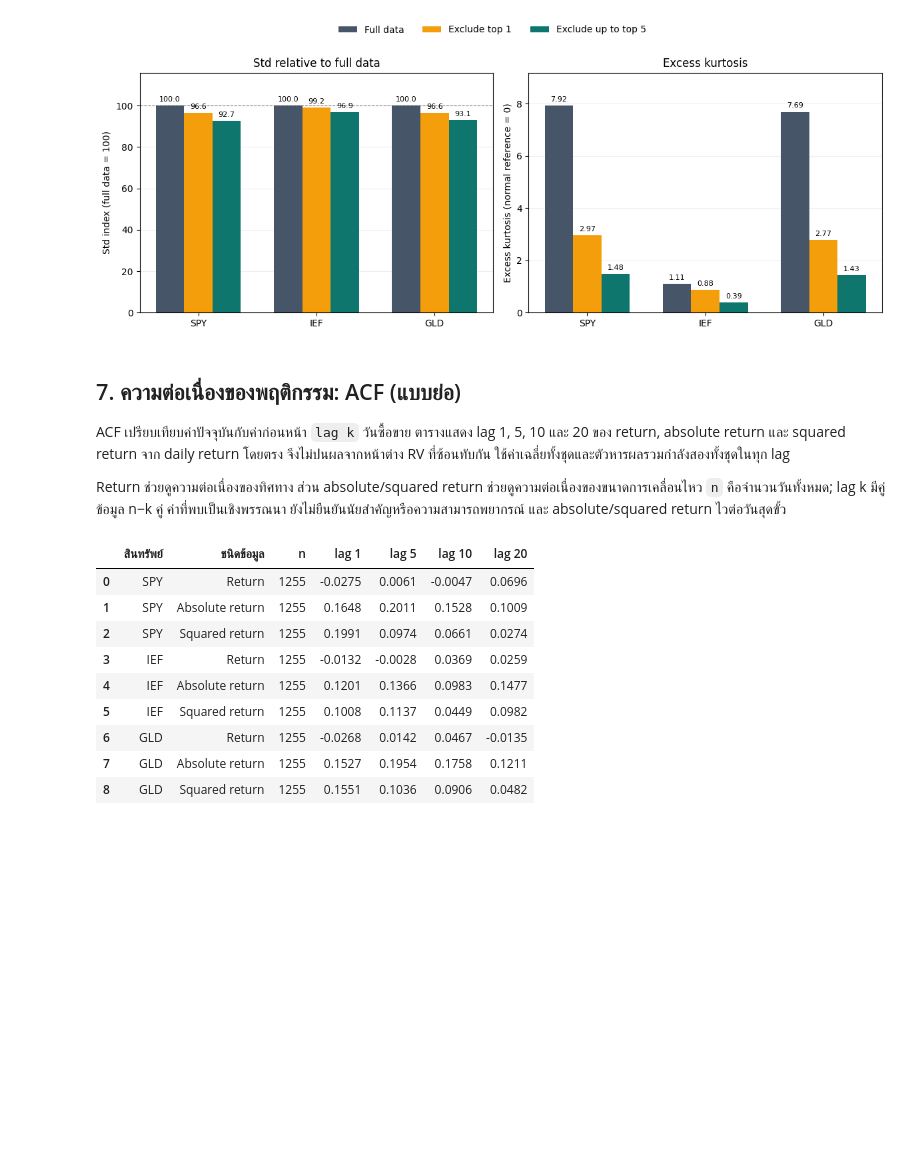
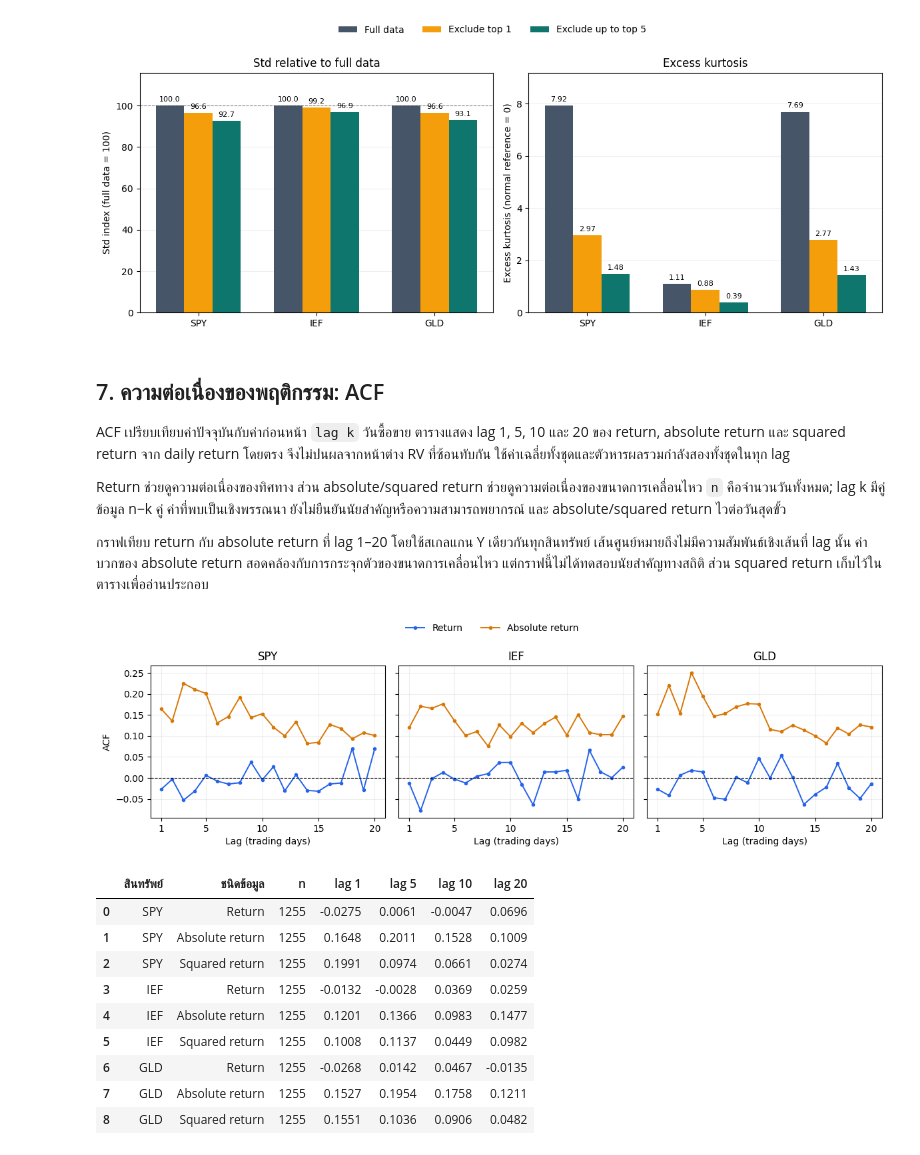
Before and after one commit to 01aptx01/datasci-and-dataen-project, a Jupyter notebook: notebooks/01_eda_market_prices.ipynb, the cells around one changed output. Drawn from its saved outputs; the diff is of its cells as text; code cells hidden in the pictures; blank space fills up the shorter version.

```diff
--- a/notebooks/01_eda_market_prices.ipynb
+++ b/notebooks/01_eda_market_prices.ipynb
@@ -293,11 +293,13 @@ plt.show()
 # %% [output]
 [figure]
 # %% [markdown]
-## 7. ความต่อเนื่องของพฤติกรรม: ACF (แบบย่อ)
+## 7. ความต่อเนื่องของพฤติกรรม: ACF
 
 ACF เปรียบเทียบค่าปัจจุบันกับค่าก่อนหน้า `lag k` วันซื้อขาย ตารางแสดง lag 1, 5, 10 และ 20 ของ return, absolute return และ squared return จาก daily return โดยตรง จึงไม่ปนผลจากหน้าต่าง RV ที่ซ้อนทับกัน ใช้ค่าเฉลี่ยทั้งชุดและตัวหารผลรวมกำลังสองทั้งชุดในทุก lag
 
 Return ช่วยดูความต่อเนื่องของทิศทาง ส่วน absolute/squared return ช่วยดูความต่อเนื่องของขนาดการเคลื่อนไหว `n` คือจำนวนวันทั้งหมด; lag k มีคู่ข้อมูล n−k คู่ ค่าที่พบเป็นเชิงพรรณนา ยังไม่ยืนยันนัยสำคัญหรือความสามารถพยากรณ์ และ absolute/squared return ไวต่อวันสุดขั้ว
+
+กราฟเทียบ return กับ absolute return ที่ lag 1–20 โดยใช้สเกลแกน Y เดียวกันทุกสินทรัพย์ เส้นศูนย์หมายถึงไม่มีความสัมพันธ์เชิงเส้นที่ lag นั้น ค่าบวกของ absolute return สอดคล้องกับการกระจุกตัวของขนาดการเคลื่อนไหว แต่กราฟนี้ไม่ได้ทดสอบนัยสำคัญทางสถิติ ส่วน squared return เก็บไว้ในตารางเพื่ออ่านประกอบ
 # %%
 # เตรียม ACF โดยตรวจวันและ return ก่อนคำนวณ
 from src.eda.quality import sample_acf
@@ -326,6 +328,27 @@ for ticker in config['source']['tickers']:
         acf_rows.append({'สินทรัพย์': ticker, 'ชนิดข้อมูล': kind, 'n': len(values),
                          **{f'lag {k}': result[k] for k in (1, 5, 10, 20)}})
 acf_summary = pd.DataFrame(acf_rows)
+# %%
+# ใช้ ACF ที่คำนวณไว้ แสดงเฉพาะทิศทางและขนาดเพื่อให้กราฟกระชับ
+acf_tickers = config['source']['tickers']
+fig, axes = plt.subplots(1, len(acf_tickers), figsize=(12, 3.6), sharex=True, sharey=True, squeeze=False)
+for ax, ticker in zip(axes[0], acf_tickers):
+    for kind, color in [('Return', '#2563eb'), ('Absolute return', '#d97706')]:
+        values = acf_values[(ticker, kind)][1:21]
+        ax.plot(np.arange(1, len(values) + 1), values, marker='.', linewidth=1.4,
+                color=color, label=kind)
+    ax.axhline(0, color='black', linewidth=.8, linestyle='--')
+    ax.set_title(ticker)
+    ax.set_xticks([1, 5, 10, 15, 20])
+    ax.set_xlabel('Lag (trading days)')
+    ax.grid(alpha=.2)
+axes[0, 0].set_ylabel('ACF')
+handles, legend_labels = axes[0, 0].get_legend_handles_labels()
+fig.legend(handles, legend_labels, loc='upper center', ncol=2, frameon=False)
+fig.tight_layout(rect=[0, 0, 1, .90])
+plt.show()
+# %% [output]
+[figure, added]
 # %%
 display(acf_summary.round(4))
 # %% [output]
```
Also changed, not shown: parts of 1 cell of this notebook.
